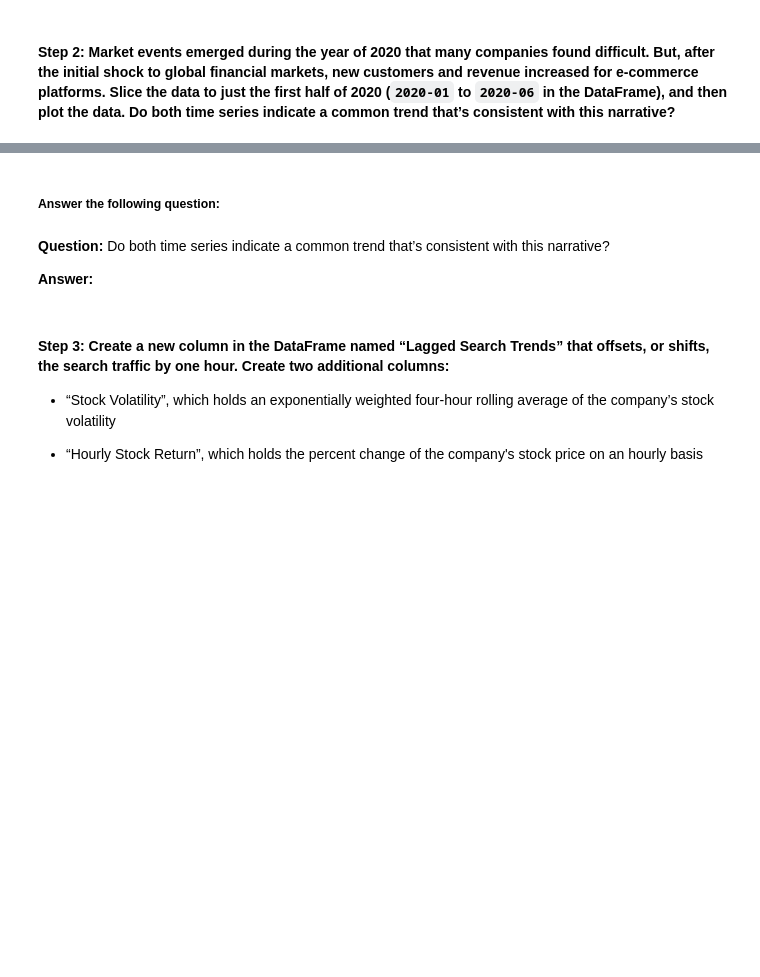
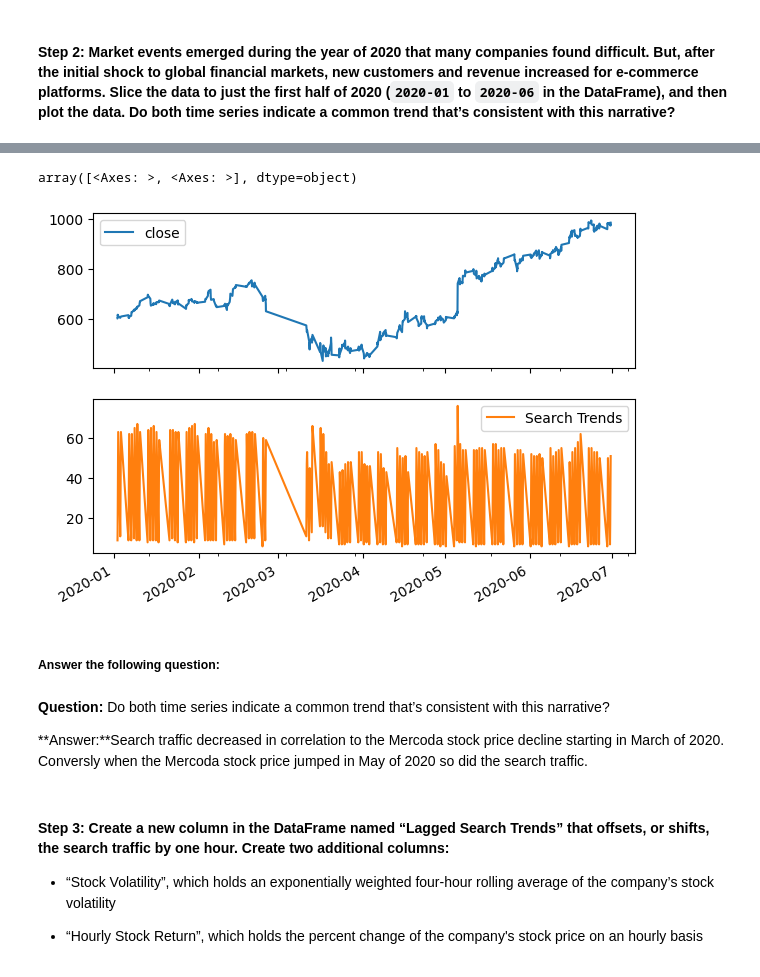
Before and after one commit to edoucet-AI/phophet-challenge, a Jupyter notebook: forecasting_net_prophet.ipynb, the cells around one changed output, grey strips where cells are left out. Cells and saved outputs as stored; diff of their text form; code cells hidden in the pictures; blank space fills up the shorter version.

```diff
--- a/forecasting_net_prophet.ipynb
+++ b/forecasting_net_prophet.ipynb
@@ -304,6 +308,8 @@ display(df_mercado_stock.tail())
 # %%
 # Concatenate the df_mercado_stock DataFrame with the df_mercado_trends DataFrame
 # Concatenate the DataFrame by columns (axis=1), and drop and rows with only one column of data
-
+df_mercado_stock_trends = pd.concat([df_mercado_stock, df_mercado_trends], axis=1).dropna()
 
 # View the first and last five rows of the DataFrame
+display(df_mercado_stock_trends.head())
+display(df_mercado_stock_trends.tail())
@@ -311,6 +330,8 @@ display(df_mercado_stock.tail())
 #### Step 2: Market events emerged during the year of 2020 that many companies found difficult. But, after the initial shock to global financial markets, new customers and revenue increased for e-commerce platforms. Slice the data to just the first half of 2020 (`2020-01` to `2020-06` in the DataFrame), and then plot the data. Do both time series indicate a common trend that’s consistent with this narrative?
 # %%
 # For the combined dataframe, slice to just the first half of 2020 (2020-01 through 2020-06)
-
+df_mercado_stock_trends_first_half_2020 = df_mercado_stock_trends.loc['2020-01':'2020-06']
 
 # View the first and last five rows of first_half_2020 DataFrame
+display(df_mercado_stock_trends_first_half_2020.head())
+display(df_mercado_stock_trends_first_half_2020.tail())
@@ -317,13 +351,17 @@ display(df_mercado_stock.tail())
 # %%
 # Visualize the close and Search Trends data
 # Plot each column on a separate axes using the following syntax
 # `plot(subplots=True)`
+df_mercado_stock_trends_first_half_2020.plot(subplots=True, figsize=(7, 5))
+# %% [output]
+array([<Axes: >, <Axes: >], dtype=object)
+[figure, added]
 # %% [markdown]
 ##### Answer the following question:
 # %% [markdown]
 **Question:** Do both time series indicate a common trend that’s consistent with this narrative?
 
-**Answer:**
+**Answer:**Search traffic decreased in correlation to the Mercoda stock price decline starting in March of 2020.  Conversly when the Mercoda stock price jumped in May of 2020 so did the search traffic.
 # %% [markdown]
 #### Step 3: Create a new column in the DataFrame named “Lagged Search Trends” that offsets, or shifts, the search traffic by one hour. Create two additional columns:
 
```
Also changed, not shown: parts of 8 cells of this notebook.
